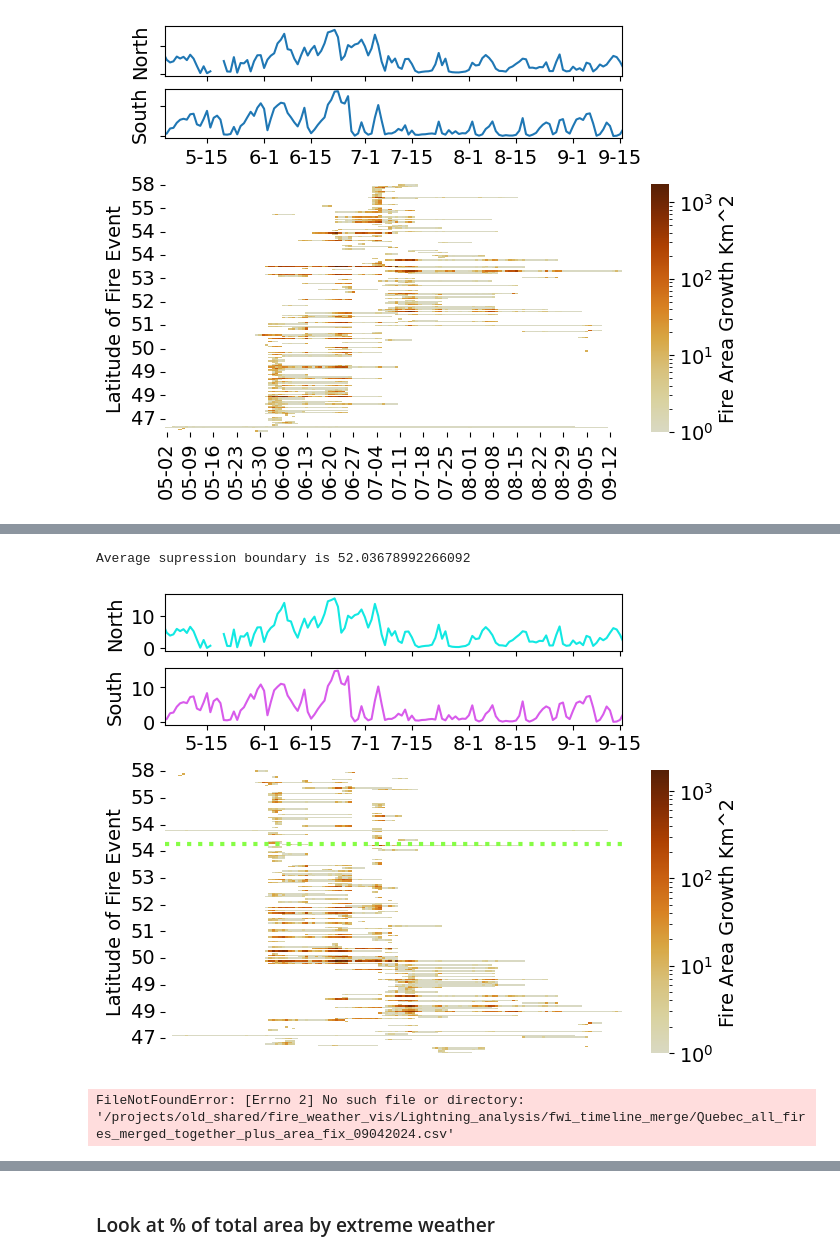
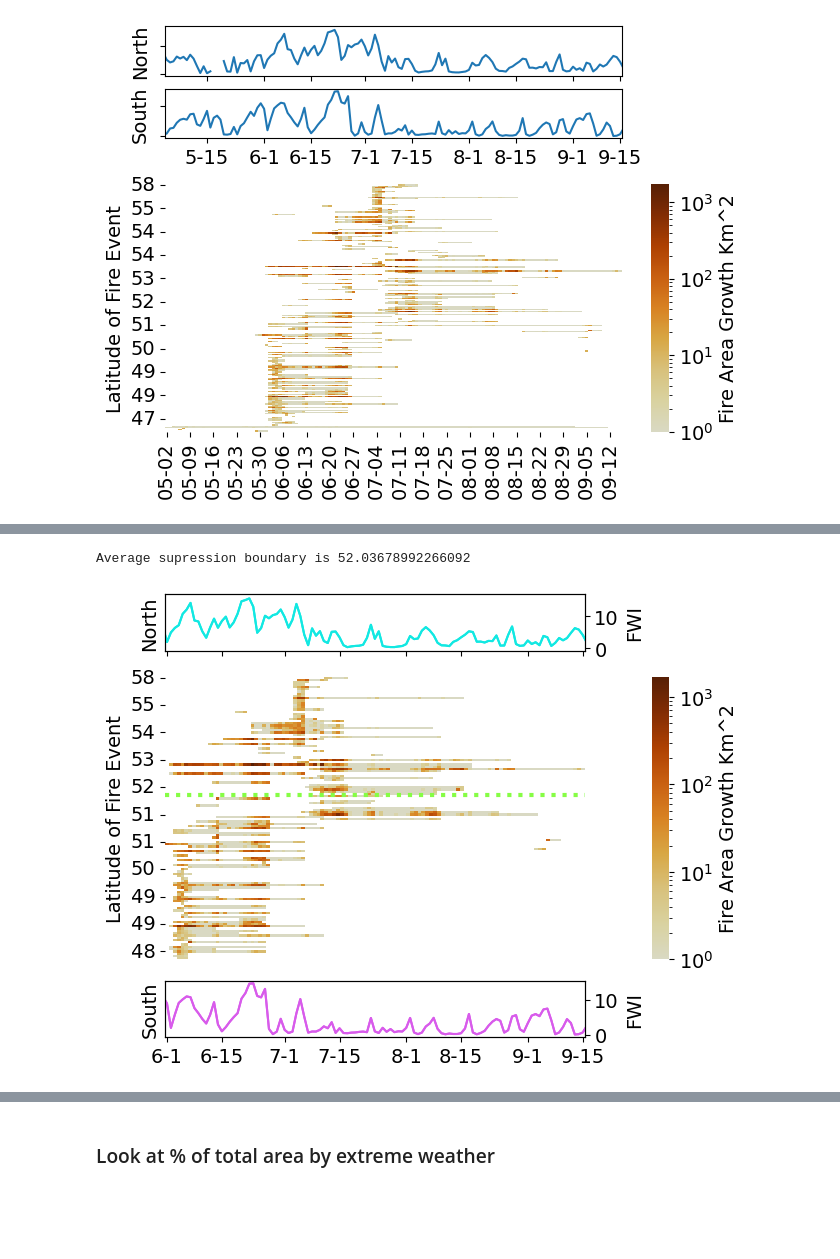
Before and after one commit to mccabete/fwiVis, a Jupyter notebook: notebooks/heatmap_timeseries.ipynb, the cells around one changed output, grey strips where cells are left out. Saved outputs shown, nothing was run; the diff lists cells and outputs as text; code cells hidden in the pictures; blank space fills up the shorter version.

Commit message:
updating heatmap to v3 fires

```diff
--- a/notebooks/heatmap_timeseries.ipynb
+++ b/notebooks/heatmap_timeseries.ipynb
@@ -327,11 +335,22 @@ from matplotlib.ticker import StrMethodFormatter
 def quick_round(x, pos=None):
     x = float(x)
     r = round(x, 0)
+    r = int(r)
     return(r)
 
 def quick_round2(x, pos = None, obj = heat):
     x = int(x)
+    #print(x)
     x = obj.index[x]
+    #x = float(x)
+    r = round(x, 0)
+    r = int(r)
+    return(r)
+
+
+def quick_round3(x, pos = None, obj = heat):
+    x = int(x)
+    index = obj.index[x]
     #x = float(x)
     r = round(x, 0)
     r = int(r)
@@ -392,12 +411,17 @@ def make_heat_map(path, piv_values, crs):
     '''
     ## Read in
     fires = fv.prep_fire_files(path, crs = crs)
-    print(fires.crs)
+    #print(fires.crs)
+    #fires = gpd.read_file(path)
+
     fires = fires.to_crs("EPSG:4326")
+    #return(fires)
     fires = fires[~fires.geometry.isna()]
     fires = fires.sort_values(by = ["fireID", "t"])
 
     fires.t = pd.to_datetime(fires.t, format='ISO8601')
+    #return(fires)
+    fires = fires.sjoin(ciffc.to_crs("4326"))
     fires = average_var_from_multiple_fires(fires)
     fires.farea = fires.farea.astype("int64")
     ## Make the dataes into a nicer format
@@ -448,5 +472,5 @@ def make_heat_map(path, piv_values, crs):
 # %%
 #test_func = make_heat_map("/projects/old_shared/fire_weather_vis/Lightning_analysis/fwi_timeline_merge/Quebec_all_fires_merged_together_06172024.csv", "farea_diff_mod", crs = "3571")
 path = os.path.abspath("data/Quebec_v3_full_data_perimeters20241112.csv")
-test_func = make_heat_map(path, "farea_diff_mod", crs = "4326")
+test_func = make_heat_map(path, "farea_diff_mod", crs = "3571")
 # %% [output]
@@ -510,52 +518,74 @@ zones = zones.to_crs("4326")
 # print(test_func[1].lat_centroid.max())
 # %%
 with mpl.rc_context({'font.size': 14}):
-    fig1, ([ax, ax2], [ax3, ax4], [ax5, ax6]) = plt.subplots(3,2, gridspec_kw={'width_ratios':[100,4], 'height_ratios': [1,1, 5]}, constrained_layout=True)
+    fig1, ([ax, ax2],  [ax5, ax6], [ax3, ax4]) = plt.subplots(3,2, gridspec_kw={'width_ratios':[100,4], 'height_ratios': [1,5, 1]}, constrained_layout=True)
     #fig.suptitle('Aligning x-axis using sharex')
 
     #ax.xaxis.set_major_formatter(mdates.DateFormatter('%m-%d'))
 
     ax.plot(fwin.INITDATE.astype("datetime64[ns]"),fwin.GEOS_5, color = "#12e8e2")
     ax.set_xlim(test_func[1].t.astype("datetime64[ns]").min(), test_func[1].t.astype("datetime64[ns]").max())
-    ax.set_ylabel("North")
+    ax.set_ylabel("North") #  \n FWI"
     ax.set_xticklabels("")
     #ax.set_yticklabels("")
+    ax.set_yticklabels("")
+    ax.set_yticks([])
+
+    ax1 = ax.twinx()
+    ax1.plot(fwin.INITDATE.astype("datetime64[ns]"),fwin.GEOS_5, color = "#12e8e2")
+    #ax1.yaxis.set_label_position('left')
+    ax1.set_ylabel("FWI", loc = 'center')
+    #ax1.set_yticklabels("")
+    #ax1.set_yticks([])
 
 
     ax3.xaxis.set_major_formatter(mdates.DateFormatter('%-m-%-d'))
     ax3.plot(fwis.INITDATE.astype("datetime64[ns]"),fwis.GEOS_5, color = "#d85beb")
     ax3.set_xlim(test_func[1].t.astype("datetime64[ns]").min(), test_func[1].t.astype("datetime64[ns]").max())
     ax3.set_ylabel("South")
     #ax3.set_yticklabels("")
+    ax3.set_yticklabels("")
+    ax3.set_yticks([])
+
+    ax31 = ax3.twinx()
+    ax31.plot(fwis.INITDATE.astype("datetime64[ns]"),fwis.GEOS_5, color = "#d85beb")
+    ax31.set_ylabel("FWI", loc = 'center')
 
 
 
     #ax3 =
     #sn.heatmap(heat, cmap = "YlOrBr", norm=LogNorm(), cbar_kws={'label': 'Fire Area Growth Km^2'}, ax = ax5, cbar_ax=ax6, square=False)#,fmt='.1f',
     sn.heatmap(test_func[0], cmap = darker_cmap, norm=LogNorm(), cbar_kws={'label': 'Fire Area Growth Km^2'}, ax = ax5, cbar_ax=ax6, square=False)#,fmt='.1f',
     average_suppressionBoundary = (zones.geometry[0].bounds[1]+ zones.geometry[0].bounds[3])/2
     print(f"Average supression boundary is {average_suppressionBoundary} ")
+    #ax5.yaxis.set_major_formatter(mpl.ticker.FuncFormatter(quick_round2)) ### Causes anindexing error but "Should" work
     ax5.axhline(y = (zones.geometry[0].bounds[1]+ zones.geometry[0].bounds[3])/2, color = "#86fd45", linestyle = "dotted", linewidth=3)
+    labs = ax5.get_yticklabels()
+    labs_fix = []
+    for l in labs:
+        txt = quick_round(l.get_text())
+        labs_fix.append(txt)
+    ax5.set_yticklabels(labs_fix)
+
     #ax5.axhline(y = (zones.geometry[0].bounds[1]+ zones.geometry[0].bounds[3])/2, color = "#777777", linestyle = "dotted")
     #print((zones.geometry[0].bounds[1] + zones.geometry[0].bounds[3])/2)
     ax5.axes.get_xaxis().set_visible(False)
-    ax5.yaxis.set_major_formatter(mpl.ticker.FuncFormatter(quick_round2)) ### Causes anindexing error but "Should" work
+
 
     #zones_avg_line.plot(ax= ax5, color = "#86fd45", linestyles='dotted', linewidths = 2)
 
     ax5.set(xlabel="", ylabel="Latitude of Fire Event")
 
     #ax5.xaxis.set_major_formatter(mdates.DateFormatter('%m-%d'))
     ax2.remove()
     ax4.remove()
     #plt.show()
+    #ax5.yaxis.set_major_formatter(mpl.ticker.FuncFormatter(quick_round2)) ### Causes anindexing error but "Should" work
     plt.savefig(f"some_figs/low_rez_darker_Regional_fire_growth_FWI_with_line_diff_fix_{datetime.today().strftime('%Y%m%d')}.png", dpi = 900, transparent = False)
 # %% [output]
 Average supression boundary is 52.03678992266092
-[figure, old version]
+[figure, new version]
 # %%
-remerged = fv.prep_fire_files("/projects/old_shared/fire_weather_vis/Lightning_analysis/fwi_timeline_merge/Quebec_all_fires_merged_together_plus_area_fix_09042024.csv", crs = 4326)
+remerged = fv.prep_fire_files('data/Quebec_v3_full_data_perimeters20241112.csv', crs = 3571)
-# %% [output]
-FileNotFoundError: [Errno 2] No such file or directory: '/projects/old_shared/fire_weather_vis/Lightning_analysis/fwi_timeline_merge/Quebec_all_fires_merged_together_plus_area_fix_09042024.csv'
 # %%
 #get_fwi = make_heat_map("/projects/old_shared/fire_weather_vis/Lightning_analysis/fwi_timeline_merge/Quebec_all_fires_merged_together_06172024.csv", "FWI")
```
Also changed, not shown: parts of 10 cells of this notebook, 2 other files.
